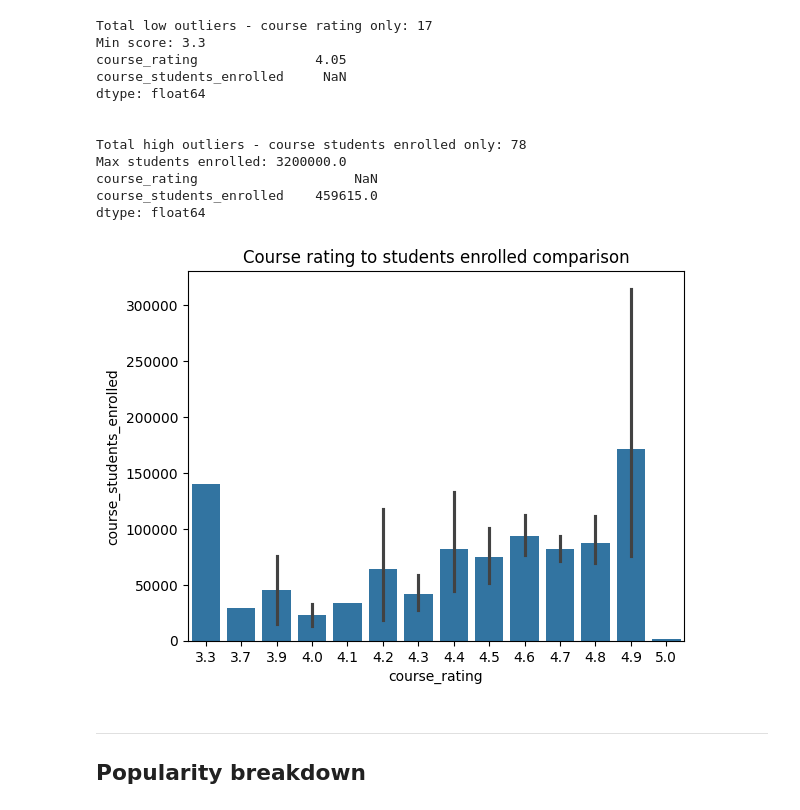
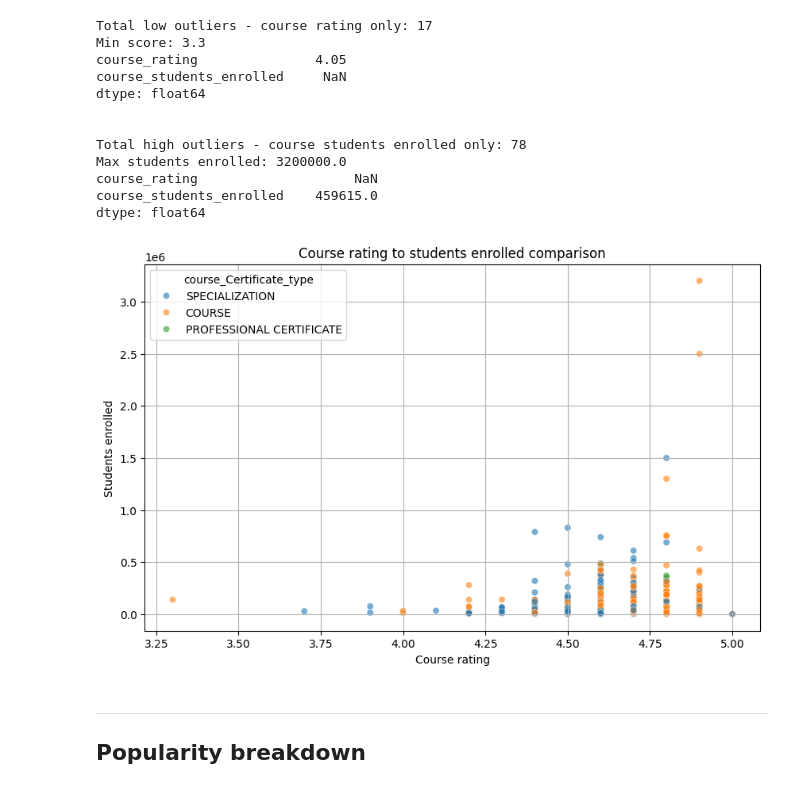
Before and after one commit to Rauzis/datavisual, a Jupyter notebook: Datavisual.ipynb, the cells around one changed output. Drawn from its saved outputs; the diff is of its cells as text; code cells hidden in the pictures.

Commit message:
Updated overview with more info, added initial scatterplot, course popularity added, course by organization attempt

```diff
--- a/Datavisual.ipynb
+++ b/Datavisual.ipynb
@@ -123,15 +134,16 @@ course_rating                    NaN
 course_students_enrolled    459615.0
 dtype: float64
 # %%
+plt.figure(figsize=(10, 6))
+sns.scatterplot(data=df, y="course_students_enrolled", x="course_rating", hue="course_Certificate_type", alpha=0.6)
 
-sns.barplot(x=df.course_rating, y=df.course_students_enrolled)
-
-# Adjust layout
-#plt.tight_layout()
+plt.xlabel("Course rating")
+plt.ylabel("Students enrolled")
+plt.grid(True)
 plt.title("Course rating to students enrolled comparison")
 plt.show()
 # %% [output]
-[figure, old version]
+[figure, new version]
 # %% [markdown]
 ***
 ## Popularity breakdown
```
Also changed, not shown: parts of 10 cells of this notebook.
